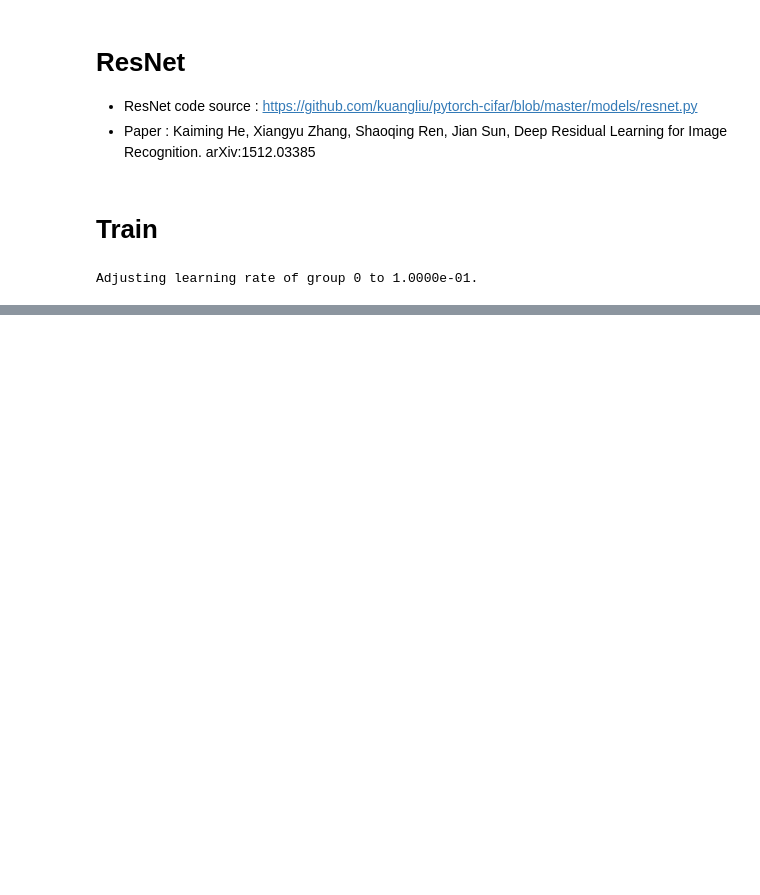
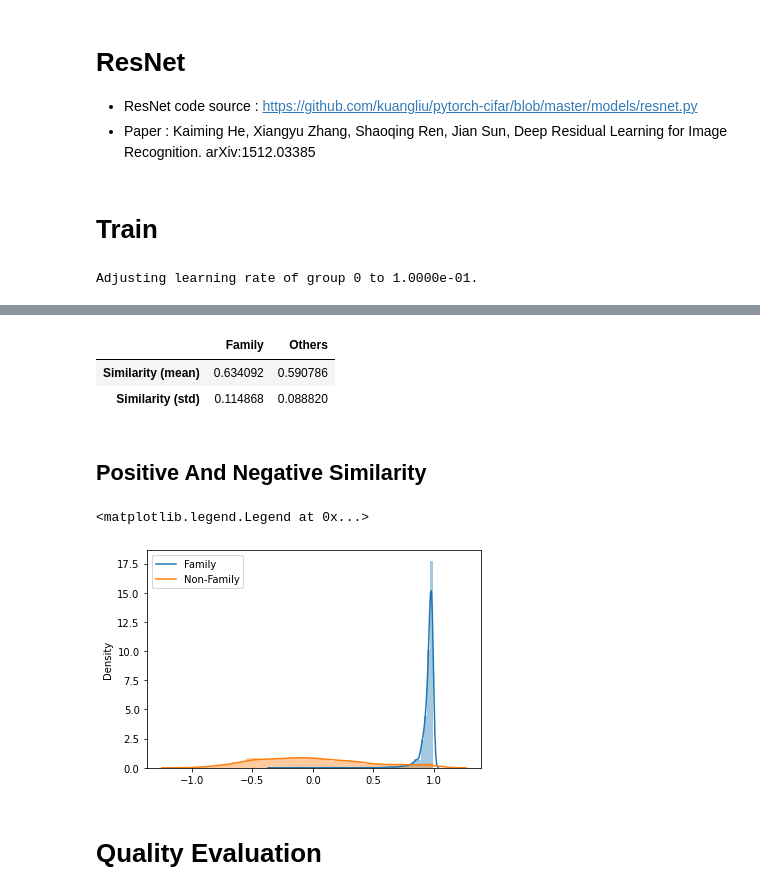
Before and after one commit to TooTouch/KU-ComputerVision, a Jupyter notebook: Project/Kinship Verification.ipynb, the cells around one changed output, grey strips where cells are left out. Saved outputs shown, nothing was run; the diff lists cells and outputs as text; code cells hidden in the pictures; blank space fills up the shorter version.

```diff
--- a/Project/Kinship Verification.ipynb
+++ b/Project/Kinship Verification.ipynb
@@ -439,8 +459,8 @@ plt.xlabel('Epochs', size=15)
 # %%
-weights = torch.load('../checkpoint/KinshipNet_epoch1.pth')
+weights = torch.load('../checkpoint/KinshipNet.pth')
 
-model = ResNet18Kinship().to(device)
-model.state_dict(weights['net'])
-model.eval()
+net = ResNet18Kinship().to(device)
+net.load_state_dict(weights['net'])
+net.eval()
 
 print('Load pretrained model')
@@ -495,0 +540,39 @@ fam_list = pd.Series(fam_list).value_counts().sort_index()
+# %%
+pd.DataFrame([[sim_fam.mean(), sim_others.mean()],
+              [sim_fam.std(), sim_others.std()]],
+             columns=['Family','Others'],
+             index=['Similarity (mean)','Similarity (std)'])
+# %% [output]
+|  | Family | Others |
+| Similarity (mean) | 0.634092 | 0.590786 |
+| Similarity (std) | 0.114868 | 0.088820 |
+# %% [markdown]
+## Positive And Negative Similarity
+# %%
+sim_list = []
+unsim_list = []
+with torch.no_grad():
+    for batch_idx, (anchors, positives, negatives) in enumerate(tqdm(valloader, desc='Validation')):
+        # inputs
+        anchors, positives, negatives = anchors.to(device), positives.to(device), negatives.to(device)
+
+        # model output
+        anchors_output = net(anchors)
+        positives_output = net(positives)
+        negatives_output = net(negatives)
+
+        # distance
+        sim_list.extend(torch.einsum('ae,pe -> ap', anchors_output, positives_output).diagonal().cpu().numpy())
+        unsim_list.extend(torch.einsum('ae,pe -> ap', anchors_output, negatives_output).diagonal().cpu().numpy())
+
+sim_list = np.vstack(sim_list)
+unsim_list = np.vstack(unsim_list)
+# %%
+sns.distplot(sim_list.reshape(-1))
+sns.distplot(unsim_list.reshape(-1))
+plt.legend(['Family','Non-Family'])
+# %% [output]
+<matplotlib.legend.Legend at 0x...>
+[figure, added]
+# %% [markdown]
+# Quality Evaluation
```
Also changed, not shown: parts of 25 cells of this notebook.
